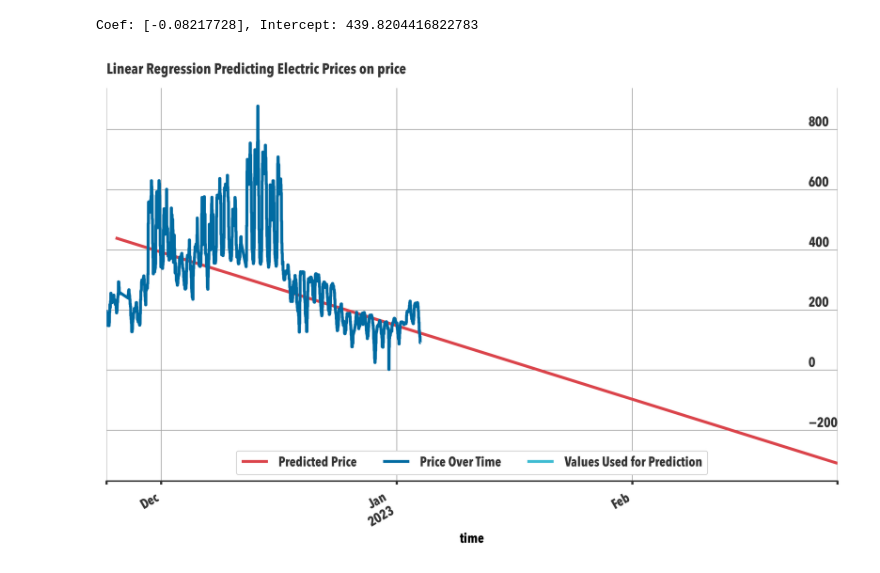
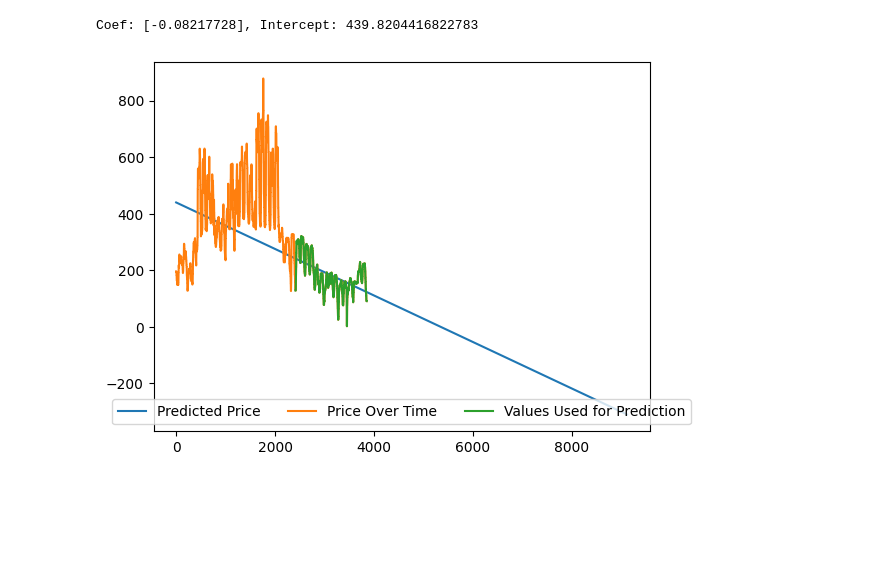
Before and after one commit to stelaninja/test_rep, a Jupyter notebook: linear_regression_not_working.ipynb, the cells around one changed output. Cells and saved outputs as stored; diff of their text form; code cells hidden in the pictures; blank space fills up the shorter version.

```diff
--- a/linear_regression_not_working.ipynb
+++ b/linear_regression_not_working.ipynb
@@ -3,9 +3,6 @@ import pandas as pd
 import matplotlib.pyplot as plt
 
 from sklearn.linear_model import LinearRegression
-# %%
-%load_ext jupyter_black
-plt.style.use("./custom.mplstyle")
 # %%
 df = pd.read_parquet("./electric_prices.parquet")
 # %%
@@ -48,13 +45,13 @@ print(f"Coef: {lr.coef_}, Intercept: {lr.intercept_}")
 # %% [output]
 Coef: [-0.08217728], Intercept: 439.8204416822783
 # %%
-fig, ax = plt.subplots(1, 1, sharex=True)
-pred_df.set_index("time")["pred_price"].plot(ax=ax, label="Predicted Price")
-df.set_index("time")[FIT_DATA].plot(ax=ax, label="Price Over Time")
-df_to_fit.set_index("time")[FIT_DATA].plot(ax=ax, label="Values Used for Prediction")
+colors = ['#BB0000', '#0000BB', 'green']
+plot_1 = pred_df["pred_price"].plot(x='time', label="Predicted Price")
+df[FIT_DATA].plot(x="time", ax=plot_1, label="Price Over Time")
+df_to_fit[FIT_DATA].plot(x='time',ax=plot_1, label="Values Used for Prediction")
 ax.set_title(f"Linear Regression Predicting Electric Prices on {FIT_DATA}")
 
 plt.legend(loc="lower center", ncols=3)
 plt.show()
 # %% [output]
-[figure, old version]
+[figure, new version]
```
Also changed, not shown: parts of 1 cell of this notebook.
